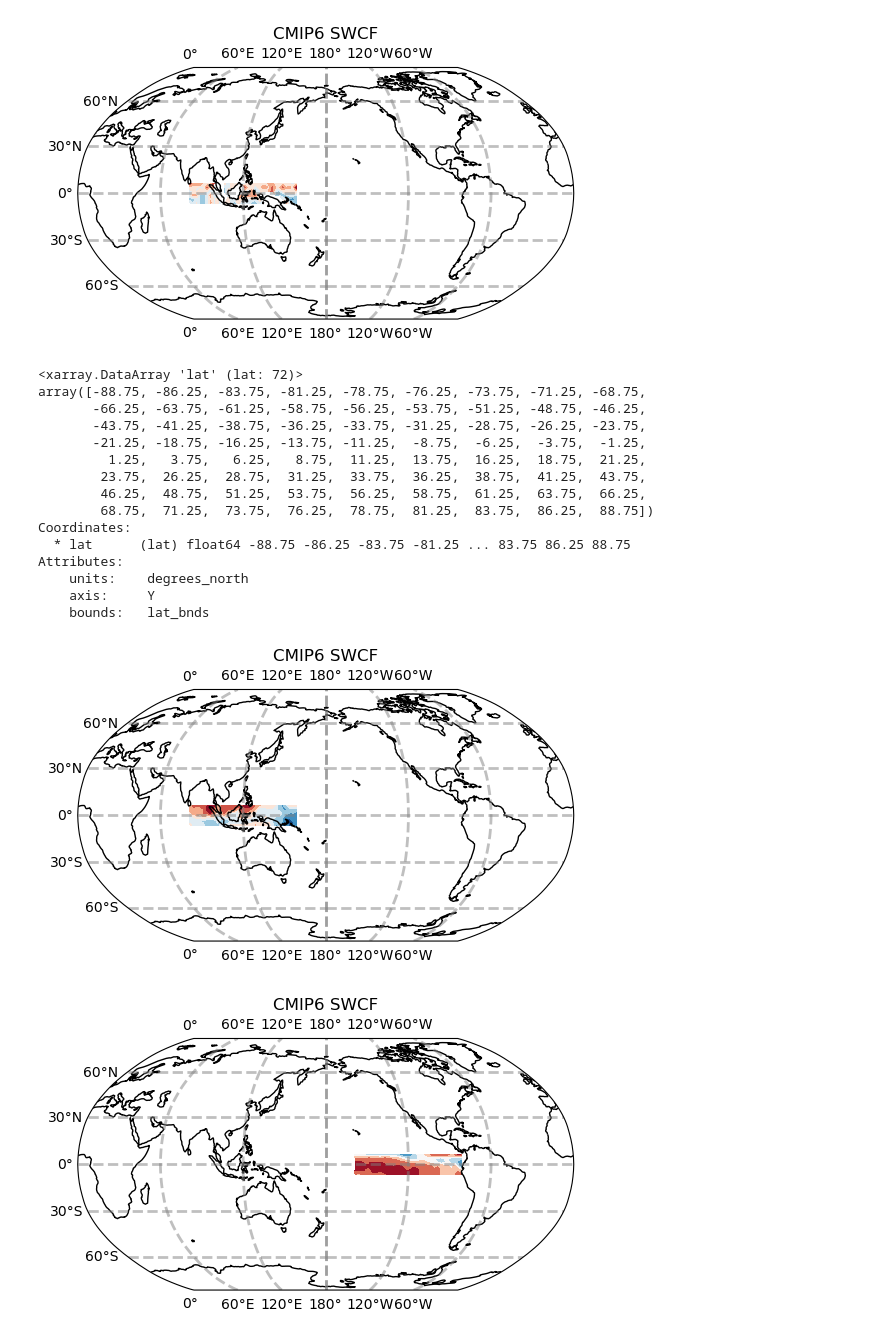
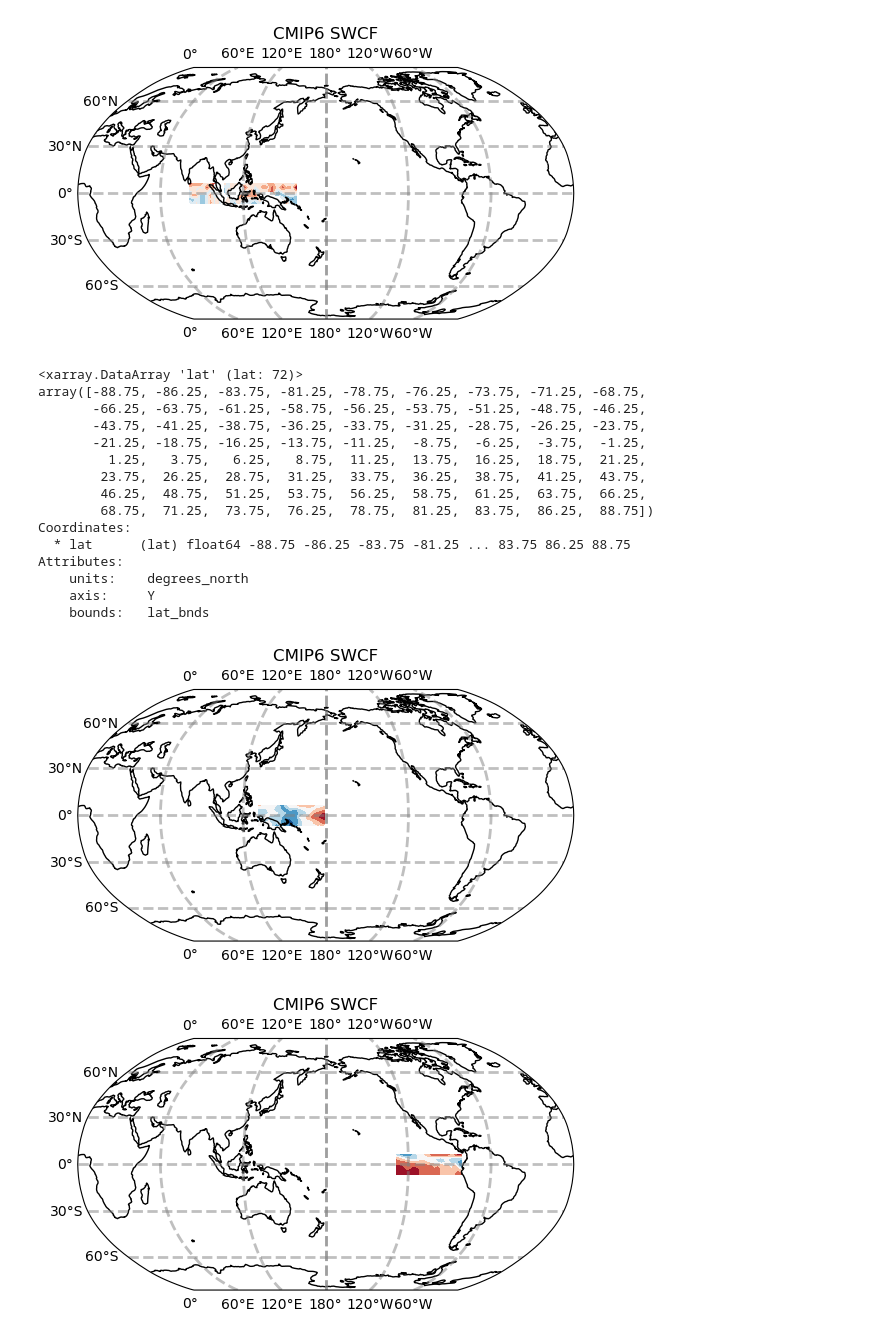
Before and after one commit to zacespinosa/tropical_pacific_clouds, a Jupyter notebook: sandbox.ipynb, the cells around one changed output. Cells and saved outputs as stored; diff of their text form; code cells hidden in the pictures.

```diff
--- a/sandbox.ipynb
+++ b/sandbox.ipynb
@@ -47,29 +47,29 @@ swcf_cmip6.close()
 # %%
 swcre_cmip6 = xr.open_dataset(f"data/swcre_cmip6_monthly_1850-2000.nc", chunks="auto") #.to_dataset(name="swcf")
 swcre_cmip6 = xc.swap_lon_axis(swcre_cmip6, to=(-180, 180))
 print(swcre_cmip6.lat)
 # West pacific
-swcre_west = swcre_cmip6.sel(lon=slice(80, 160), lat=slice(-7, 7)).isel(time=1,model=1)
+swcre_west = swcre_cmip6.sel(lon=slice(130, 180), lat=slice(-7, 7)).isel(time=1,model=1)
 # East pacific
-swcre_east = swcre_cmip6.sel(lon=slice(-160, -80), lat=slice(-7, 7)).isel(time=1,model=1)
+swcre_east = swcre_cmip6.sel(lon=slice(-130, -80), lat=slice(-7, 7)).isel(time=1,model=1)
 
 global_plot(lon=swcre_west.lon, lat=swcre_west.lat, data=swcre_west.swcre, cmap="RdBu_r", title="CMIP6 SWCF")
 global_plot(lon=swcre_east.lon, lat=swcre_east.lat, data=swcre_east.swcre, cmap="RdBu_r", title="CMIP6 SWCF")
 # %% [output]
 <xarray.DataArray 'lat' (lat: 72)>
 array([-88.75, -86.25, -83.75, -81.25, -78.75, -76.25, -73.75, -71.25, -68.75,
        -66.25, -63.75, -61.25, -58.75, -56.25, -53.75, -51.25, -48.75, -46.25,
        -43.75, -41.25, -38.75, -36.25, -33.75, -31.25, -28.75, -26.25, -23.75,
        -21.25, -18.75, -16.25, -13.75, -11.25,  -8.75,  -6.25,  -3.75,  -1.25,
          1.25,   3.75,   6.25,   8.75,  11.25,  13.75,  16.25,  18.75,  21.25,
         23.75,  26.25,  28.75,  31.25,  33.75,  36.25,  38.75,  41.25,  43.75,
         46.25,  48.75,  51.25,  53.75,  56.25,  58.75,  61.25,  63.75,  66.25,
         68.75,  71.25,  73.75,  76.25,  78.75,  81.25,  83.75,  86.25,  88.75])
 Coordinates:
   * lat      (lat) float64 -88.75 -86.25 -83.75 -81.25 ... 83.75 86.25 88.75
 Attributes:
     units:    degrees_north
     axis:     Y
     bounds:   lat_bnds
-[figure, old version]
+[figure, new version]
-[figure, old version]
+[figure, new version]
```
Also changed, not shown: 1 other file.
